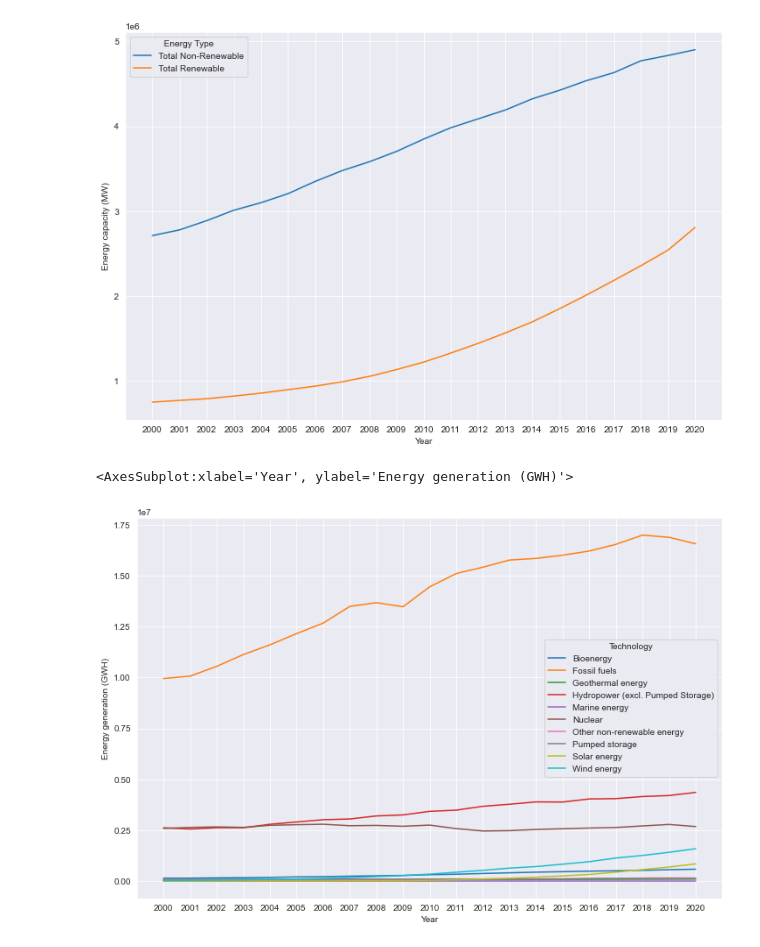
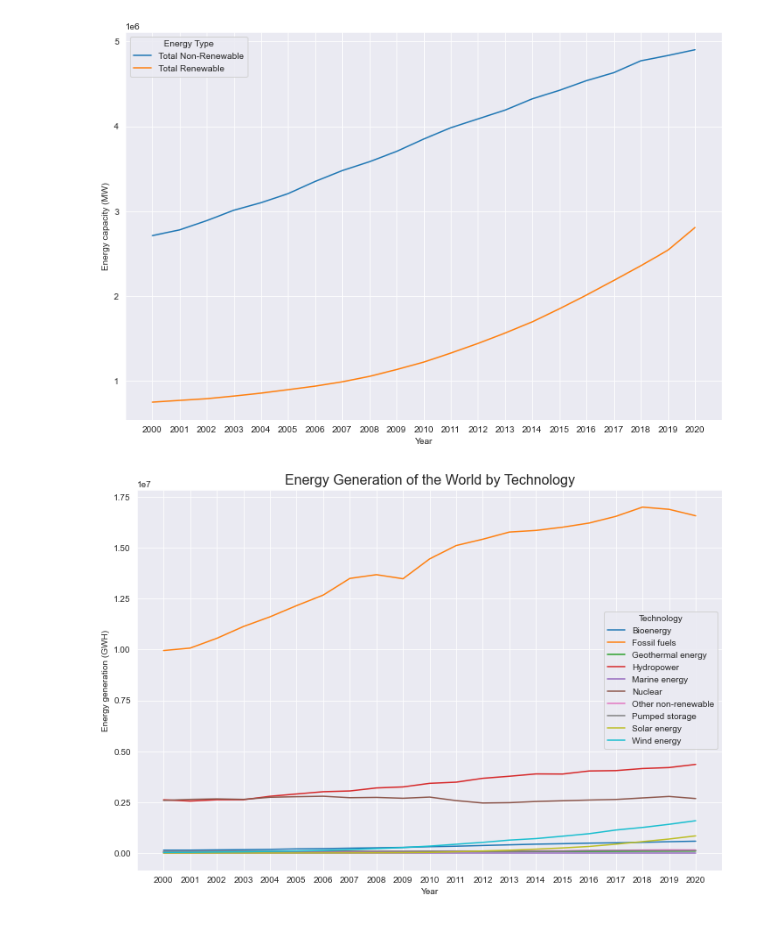
Before and after one commit to tomhtlnd/energy-transition-in-data, a Jupyter notebook: energy transition.ipynb, the cells around one changed output. Cells and saved outputs as stored; diff of their text form; code cells hidden in the pictures.

```diff
--- a/energy transition.ipynb
+++ b/energy transition.ipynb
@@ -18,6 +18,7 @@ df_energy.head()
 # %%
 df_energy = df_energy.drop(['ObjectId', 'ISO2', 'ISO3', 'Source', 'CTS_Name', 'CTS_Code', 'CTS_Full_Descriptor'], axis=1)
 df_energy.rename({'Energy_Type': 'Energy Type'}, axis=1, inplace=True)
+df_energy['Technology'].replace({'Hydropower (excl. Pumped Storage)': 'Hydropower', "Other non-renewable energy": "Other non-renewable"}, inplace=True)
 
 # regular expressions to format the years column names and units
 for col in df_energy.columns:
@@ -64,16 +65,17 @@ sns.lineplot(data=df_world_ctype, x='Year', y='Energy capacity (MW)', hue='Energ
 <AxesSubplot:xlabel='Year', ylabel='Energy capacity (MW)'>
 [figure]
 # %%
-world_tech_cap = df_world_gen.groupby(['Technology']).sum()
-world_tech_cap.reset_index(inplace=True)
-world_tech_cap = pd.melt(world_tech_cap, id_vars=['Technology'], var_name='Year', value_name='Energy generation (GWH)')
+world_tech_gen = df_world_gen.groupby(['Technology']).sum()
+world_tech_gen.reset_index(inplace=True)
+world_tech_gen = pd.melt(world_tech_gen, id_vars=['Technology'], var_name='Year', value_name='Energy generation (GWH)')
 # %%
 sns.set_style("darkgrid")
 plt.figure(figsize=(12, 8))
-sns.lineplot(data=world_tech_cap, x='Year', y='Energy generation (GWH)', hue='Technology')
+sns.lineplot(data=world_tech_gen, x='Year', y='Energy generation (GWH)', hue='Technology')
+plt.title('Energy Generation of the World by Technology', fontsize=16)
+plt.show()
 # %% [output]
-<AxesSubplot:xlabel='Year', ylabel='Energy generation (GWH)'>
-[figure, old version]
+[figure, new version]
 # %%
 world_tech_cap = df_world_cap.groupby(['Technology']).sum()
 world_tech_cap.reset_index(inplace=True)
```
Also changed, not shown: parts of 3 cells of this notebook, 5 other files.
